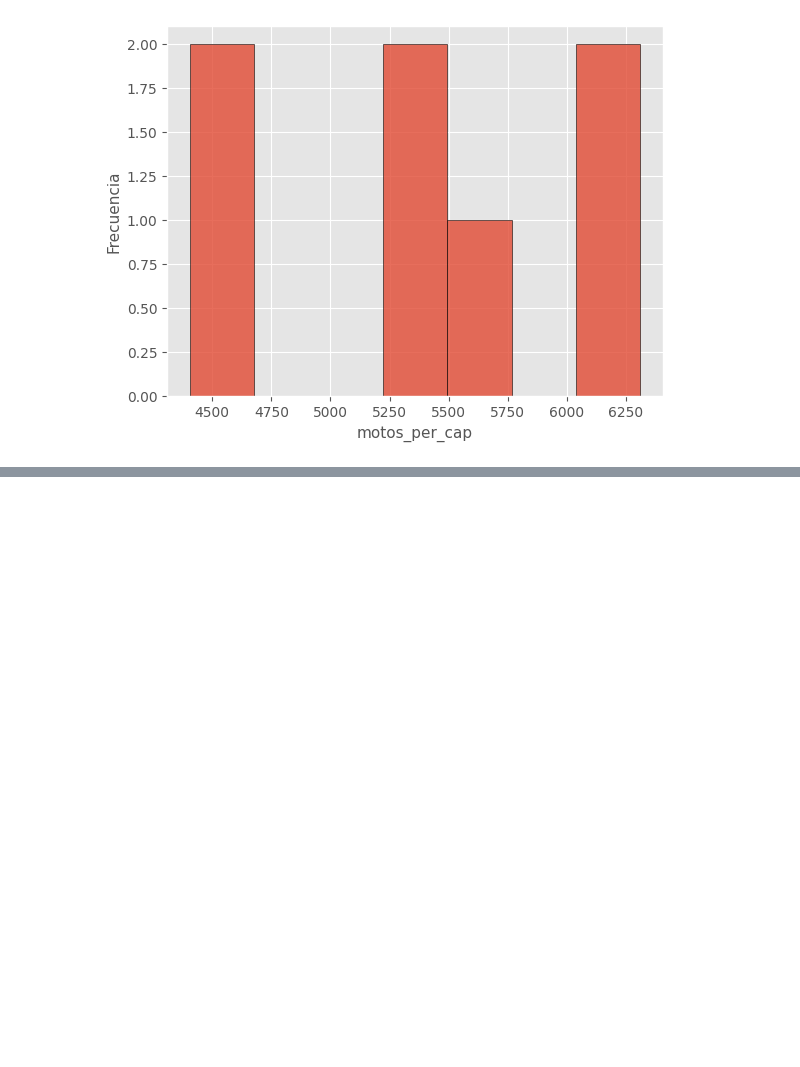
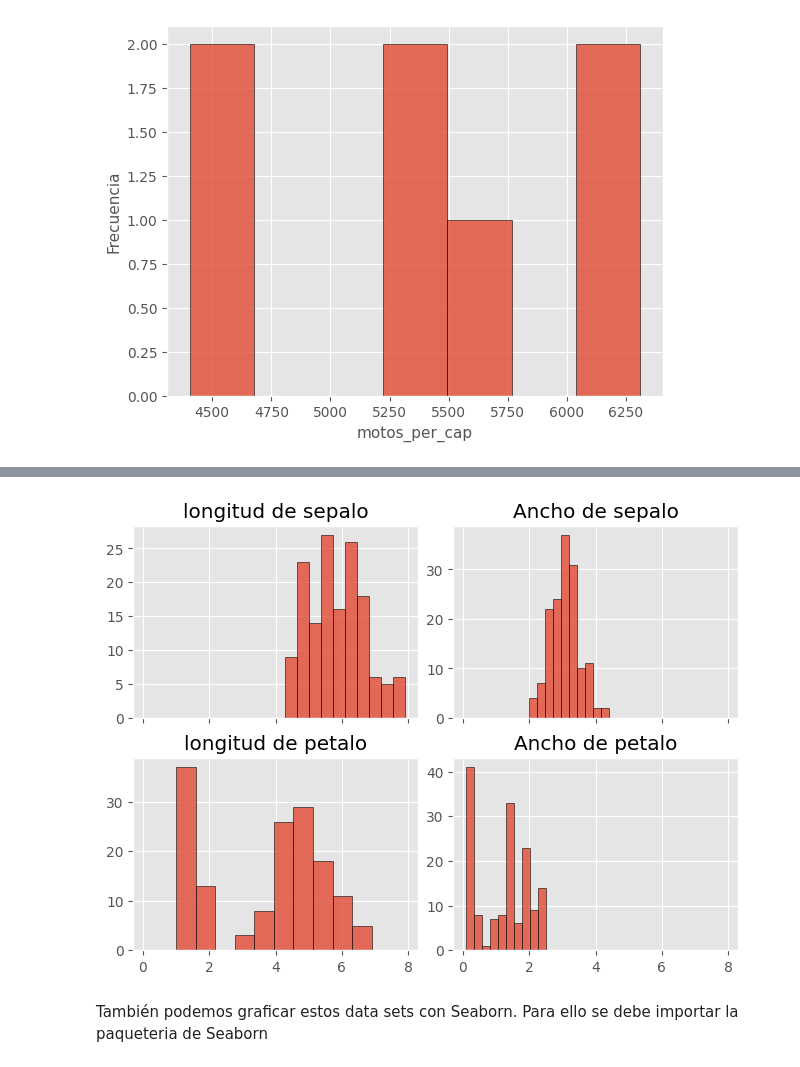
Before and after one commit to Fermionpass/IO, a Jupyter notebook: Data_maipulation_.ipynb, the cells around one changed output, grey strips where cells are left out. Cells and saved outputs as stored; diff of their text form; code cells hidden in the pictures; blank space fills up the shorter version.

```diff
--- a/Data_maipulation_.ipynb
+++ b/Data_maipulation_.ipynb
@@ -479,0 +521,8 @@ plt.ylabel('Frecuencia', fontsize=11);
+# %%
+#importamos los datasets de la libreria de Scikit Learn
+
+from sklearn import datasets
+
+#Definimos nuestra variabel iris_ds y cargamos el dataset
+
+iris_ds = datasets.load_iris()
@@ -479,0 +579,20 @@ plt.ylabel('Frecuencia', fontsize=11);
+# %%
+fig, ax = plt.subplots(2, 2, sharex=True,layout="constrained")
+
+ax[0, 0].hist(iris_ds.data[:,0], bins=10, edgecolor='black', alpha=0.8)
+ax[0, 0].set_title('longitud de sepalo')
+ax[0, 1].hist(iris_ds.data[:,1], bins=10, edgecolor='black', alpha=0.8)
+ax[0, 1].set_title('Ancho de sepalo')
+ax[1, 0].hist(iris_ds.data[:,2], bins=10, edgecolor='black', alpha=0.8)
+ax[1, 0].set_title('longitud de petalo')
+ax[1, 1].hist(iris_ds.data[:,3], bins=10, edgecolor='black', alpha=0.8)
+ax[1, 1].set_title('Ancho de petalo')
+
+
+
+plt.show()
+# %% [output]
+[figure, added]
+# %% [markdown]
+También podemos graficar estos data sets con Seaborn.
+Para ello se debe importar la paqueteria de Seaborn
```
Also changed, not shown: parts of 14 cells of this notebook.
